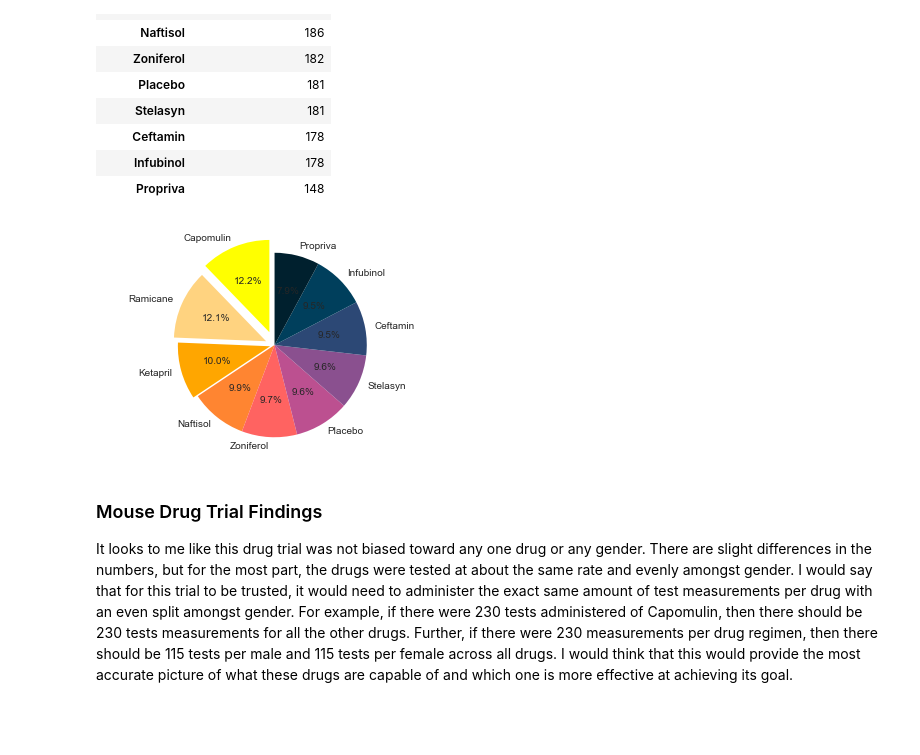
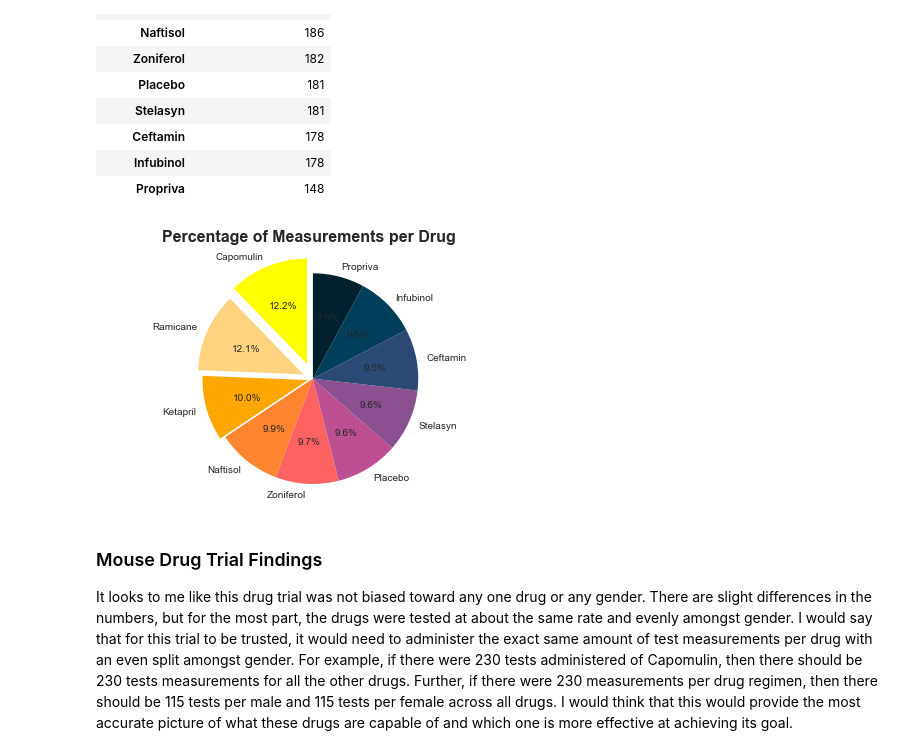
Before and after one commit to mathewqpmiller/Matplotlib-Pymaceuticals_Analysis, a Jupyter notebook: Matplotlib_Pharmaceuticals_Analysis_Final.ipynb, the cells around one changed output. Cells and saved outputs as stored; diff of their text form; code cells hidden in the pictures; blank space fills up the shorter version.

Commit message:
adding images.

```diff
--- a/Matplotlib_Pharmaceuticals_Analysis_Final.ipynb
+++ b/Matplotlib_Pharmaceuticals_Analysis_Final.ipynb
@@ -558,20 +558,30 @@ drug_count_dataframe
 # %%
 # Advanced Pyplot Pie Chart:
 
 # Generate a Pyplot Pie Chart showing the % of measurements per drug
 drugs = ["Capomulin","Ramicane","Ketapril","Naftisol","Zoniferol","Placebo","Stelasyn","Ceftamin","Infubinol","Propriva"]
 measurements = [230,228,188,186,182,181,181,178,178,148]
 colors = ["yellow","#ffd380","#ffa600","#ff8531","#ff6361","#bc5090","#8a508f","#2c4875","#003f5c","#00202e"]
+
 # Explode the first three wedges of the pie
 explode = (0.15,0.1,0.05,0,0,0,0,0,0,0)
+
 # Plot the pie chart
 plt.pie(measurements, explode=explode, labels=drugs, colors=colors,
         autopct="%1.1f%%", startangle=90)
+
+# Add a title
+plt.title('Percentage of Measurements per Drug', fontsize=16, fontweight='bold')
+
+# Save the plot as a temporary file
+plt.tight_layout()
+plt.savefig("images/Pyplot_PieChart2.png", bbox_inches="tight")  # Save image temporarily
+
 # Set Pie chart axis
 plt.axis("equal")
 plt.show()
 # %% [output]
-[figure, old version]
+[figure, new version]
 # %% [markdown]
 ### Mouse Drug Trial Findings
 It looks to me like this drug trial was not biased toward any one drug or any gender.  There are slight differences in the numbers, but for the most part, the drugs were tested at about the same rate and evenly amongst gender.  I would say that for this trial to be trusted, it would need to administer the exact same amount of test measurements per drug with an even split amongst gender.  For example, if there were 230 tests administered of Capomulin, then there should be 230 tests measurements for all the other drugs.  Further, if there were 230 measurements per drug regimen, then there should be 115 tests per male and 115 tests per female across all drugs.  I would think that this would provide the most accurate picture of what these drugs are capable of and which one is more effective at achieving its goal.
```
Also changed, not shown: 1 other file.
